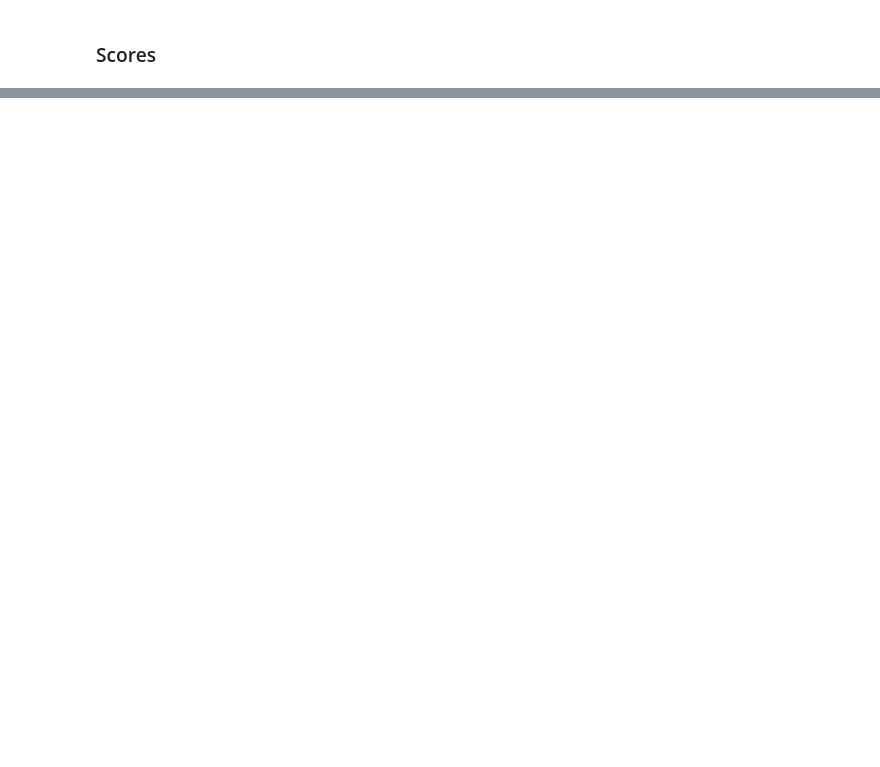
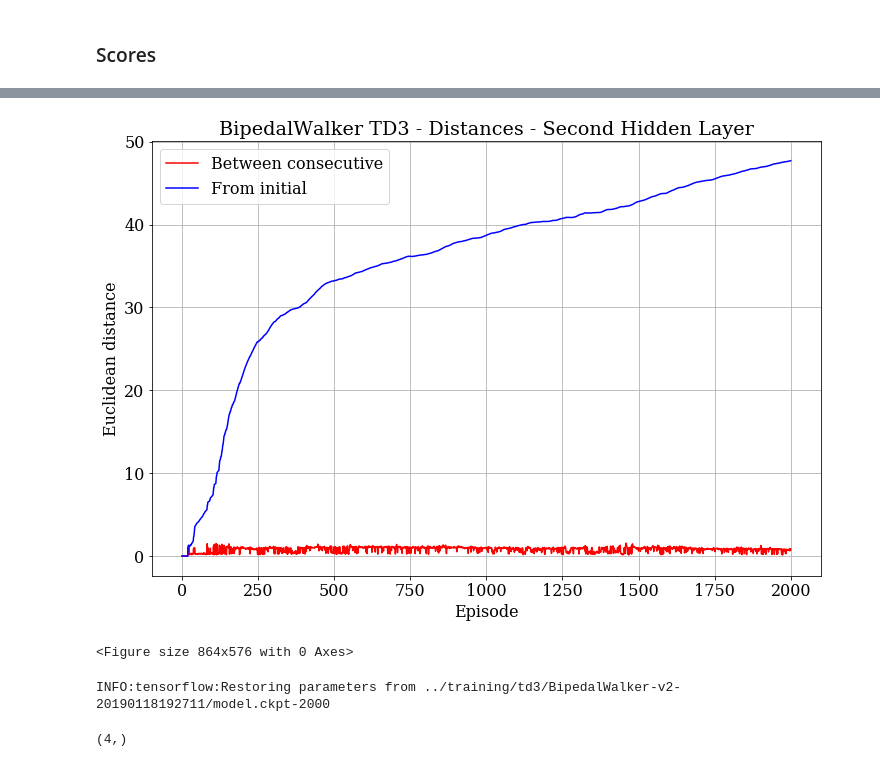
Before and after one commit to robertah/drl-optimization, a Jupyter notebook: results/bipedalwalker_td3/TD3 - BipedalWalker Analysis.ipynb, the cells around one changed output, grey strips where cells are left out. Drawn from its saved outputs; the diff is of its cells as text; code cells hidden in the pictures; blank space fills up the shorter version.

```diff
--- a/results/bipedalwalker_td3/TD3 - BipedalWalker Analysis.ipynb
+++ b/results/bipedalwalker_td3/TD3 - BipedalWalker Analysis.ipynb
@@ -61,0 +43,5 @@ plt.savefig('distances_2.pdf')
+# %%
+visualization.plot_distances(distances[0][1], distances[1][1], x_label="Episode", title=name + "Distances - Second Hidden Layer", file='distances_2.pdf')
+# %% [output]
+[figure, added]
+<Figure size 864x576 with 0 Axes>
@@ -61,0 +50,13 @@ plt.savefig('distances_2.pdf')
+# %%
+bipedal_meta = "../training/td3/BipedalWalker-v2-20190118192711/model.ckpt-2000.meta"
+bipedal = "../training/td3/BipedalWalker-v2-20190118192711/model.ckpt-2000"
+
+with tf.Session() as sess:
+  loader = tf.train.import_meta_graph(bipedal_meta)
+  loader.restore(sess, bipedal)
+  w1 = sess.run('actor/actor_hidden1/kernel:0')
+  b1 = sess.run('actor/actor_hidden1/bias:0')
+  w2 = sess.run('actor/actor_hidden2/kernel:0')
+  b2 = sess.run('actor/actor_hidden2/bias:0')
+# %% [output]
+INFO:tensorflow:Restoring parameters from ../training/td3/BipedalWalker-v2-20190118192711/model.ckpt-2000
@@ -61,0 +70,4 @@ plt.savefig('distances_2.pdf')
+# %%
+params.shape
+# %% [output]
+(4,)
```
Also changed, not shown: parts of 15 cells of this notebook, 9 other files.
